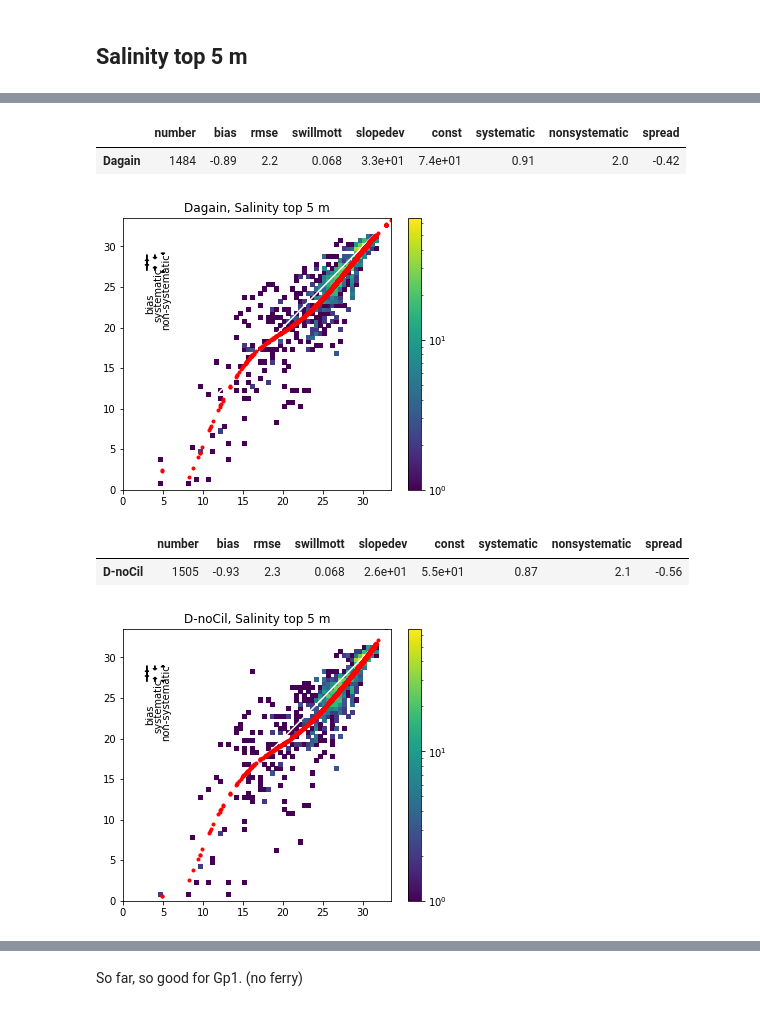
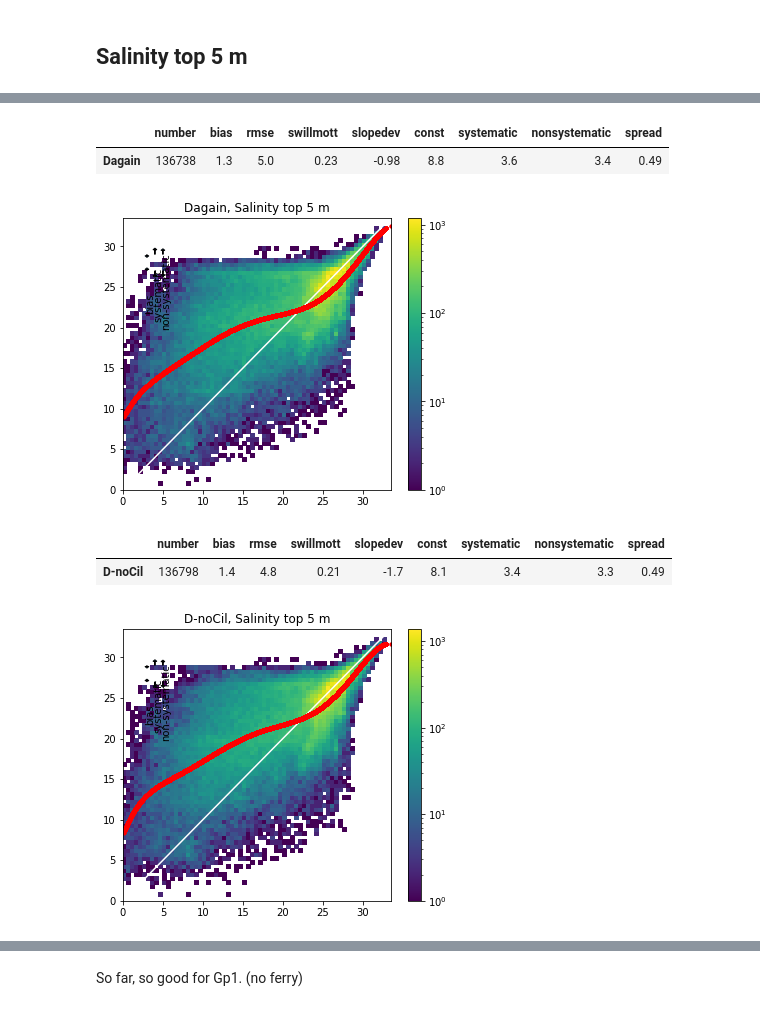
Before and after one commit to SalishSeaCast/analysis-susan, a Jupyter notebook: notebooks/PhysTuning/SurfaceSalinity-partyears.ipynb, the cells around one changed output, grey strips where cells are left out. Drawn from its saved outputs; the diff is of its cells as text; code cells hidden in the pictures.

```diff
--- a/notebooks/PhysTuning/SurfaceSalinity-partyears.ipynb
+++ b/notebooks/PhysTuning/SurfaceSalinity-partyears.ipynb
@@ -213,12 +213,12 @@ temp1['SA'] = temp1.SA.fillna(value=temp1['salinity (g/kg)'])
 #temp1['SA'] = temp1['salinity (g/kg)']
 temp1.drop(columns='Unnamed: 0', inplace=True)
 temp1.drop_duplicates(inplace=True)
-Dagain = plot_and_stats(temp1[temp1.Month < 7], 'Dagain')
+Dagain = plot_and_stats(temp1, 'Dagain')
 Dagain.style.format(myformat)
 # %% [output]
 |  | number | bias | rmse | swillmott | slopedev | const | systematic | nonsystematic | spread |
-| Dagain | 1484 | -0.89 | 2.2 | 0.068 | 3.3e+01 | 7.4e+01 | 0.91 | 2.0 | -0.42 |
+| Dagain | 136738 | 1.3 | 5.0 | 0.23 | -0.98 | 8.8 | 3.6 | 3.4 | 0.49 |
-[figure, old version]
+[figure, new version]
 # %%
 pieces = ('/home/sallen/202007/202007D-nociliates/ObsModel_202007D-nociliates_ctd_20150101_20151231.csv',
   #      '/home/sallen/202007/202007D-nociliates/ObsModel_202007D-nociliates_ctd_20160101_20161231.csv',
@@ -236,15 +236,15 @@ pieces = ('/home/sallen/202007/202007D-nociliates/ObsModel_202007D-nociliates_ct
 # %%
 temp1 = read_pieces(pieces)
 temp1['SA'] = temp1.SA.fillna(value=temp1['salinity (g/kg)'])
 #temp1['SA'] = temp1['salinity (g/kg)']
 temp1.drop(columns='Unnamed: 0', inplace=True)
 temp1.drop_duplicates(inplace=True)
-DnoC = plot_and_stats(temp1[temp1.Month < 7], 'D-noCil')
+DnoC = plot_and_stats(temp1, 'D-noCil')
 DnoC.style.format(myformat)
 # %% [output]
 |  | number | bias | rmse | swillmott | slopedev | const | systematic | nonsystematic | spread |
-| D-noCil | 1505 | -0.93 | 2.3 | 0.068 | 2.6e+01 | 5.5e+01 | 0.87 | 2.1 | -0.56 |
+| D-noCil | 136798 | 1.4 | 4.8 | 0.21 | -1.7 | 8.1 | 3.4 | 3.3 | 0.49 |
-[figure, old version]
+[figure, new version]
 # %%
 pieces = ('/home/sallen/202007/202007D-lowR/ObsModel_202007D-lowR_ctd_20150101_20151231.csv',
           '/home/sallen/202007/202007D-lowR/ObsModel_202007D-lowR_psfts_20150101_20151231.csv',
```
Also changed, not shown: parts of 13 cells of this notebook.
